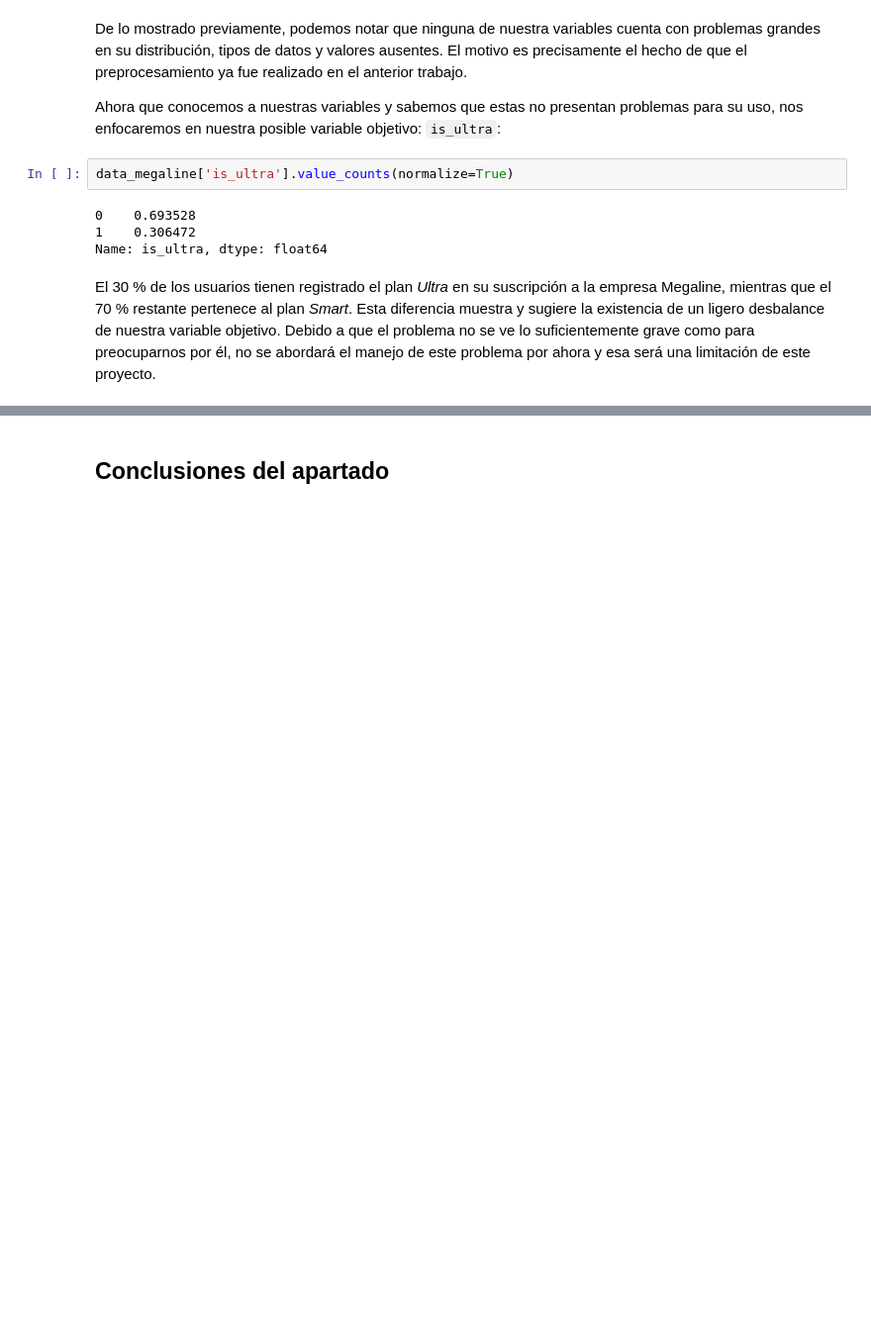
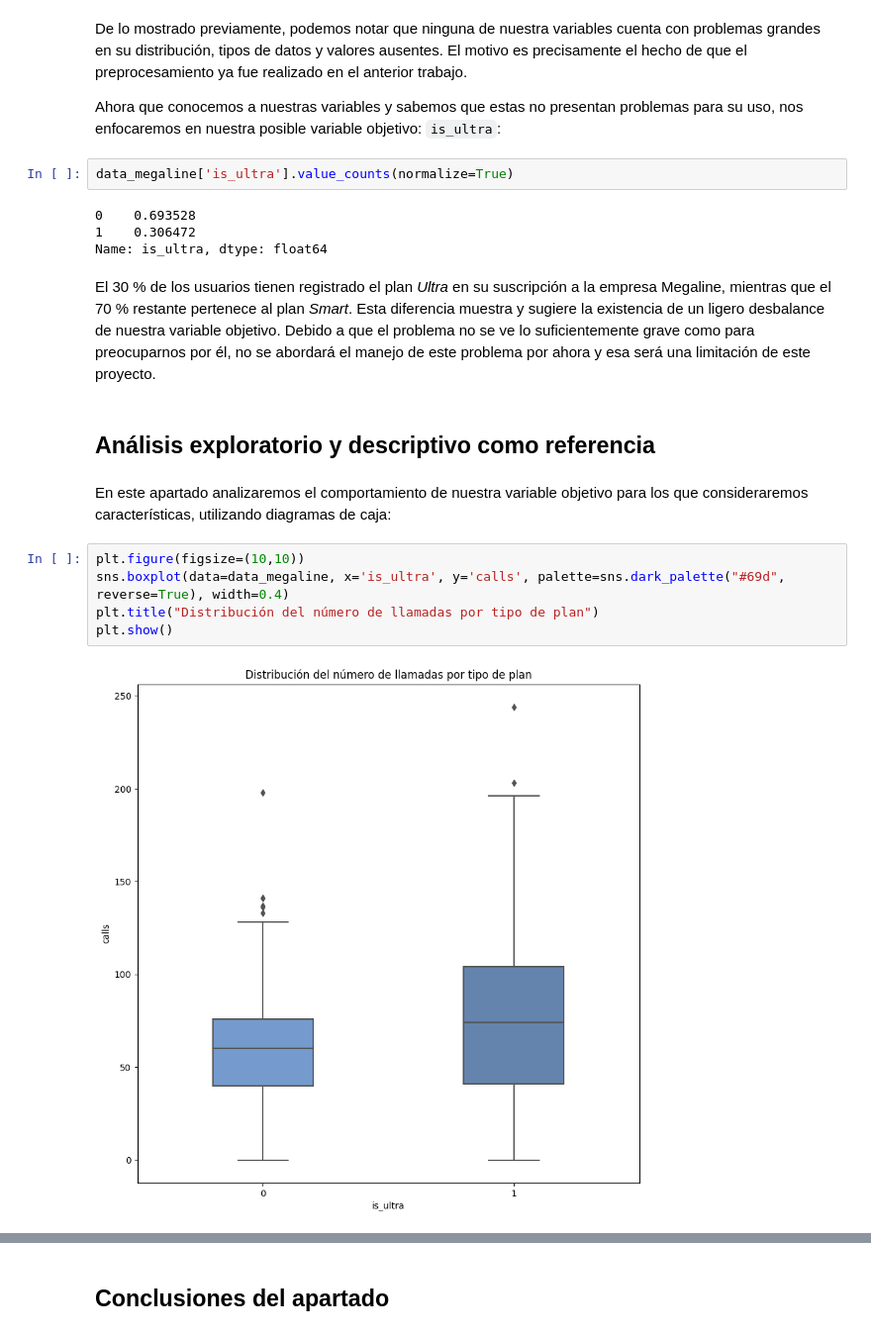
Before and after one commit to ChristianMartinezCaceres/Practicum-portfolio, a Jupyter notebook: 07_phone_plans_ml_model/phone_plans_ml_model_notebook.ipynb, the cells around one changed output, grey strips where cells are left out. Shown at 99% size. Drawn from its saved outputs; the diff is of its cells as text; blank space fills up the shorter version.

```diff
--- a/07_phone_plans_ml_model/phone_plans_ml_model_notebook.ipynb
+++ b/07_phone_plans_ml_model/phone_plans_ml_model_notebook.ipynb
@@ -136,3 +142,14 @@ data_megaline['is_ultra'].value_counts(normalize=True)
 Name: is_ultra, dtype: float64
 # %% [markdown]
 El 30 % de los usuarios tienen registrado el plan *Ultra* en su suscripción a la empresa Megaline, mientras que el 70 % restante pertenece al plan *Smart*. Esta diferencia muestra y sugiere la existencia de un ligero desbalance de nuestra variable objetivo. Debido a que el problema no se ve lo suficientemente grave como para preocuparnos por él, no se abordará el manejo de este problema por ahora y esa será una limitación de este proyecto.
+# %% [markdown]
+## Análisis exploratorio y descriptivo como referencia <a id='d4'></a>
+# %% [markdown]
+En este apartado analizaremos el comportamiento de nuestra variable objetivo para los que consideraremos características, utilizando diagramas de caja:
+# %%
+plt.figure(figsize=(10,10))
+sns.boxplot(data=data_megaline, x='is_ultra', y='calls', palette=sns.dark_palette("#69d", reverse=True), width=0.4)
+plt.title("Distribución del número de llamadas por tipo de plan")
+plt.show()
+# %% [output]
+[figure, added]
```
Also changed, not shown: parts of 12 cells of this notebook.
